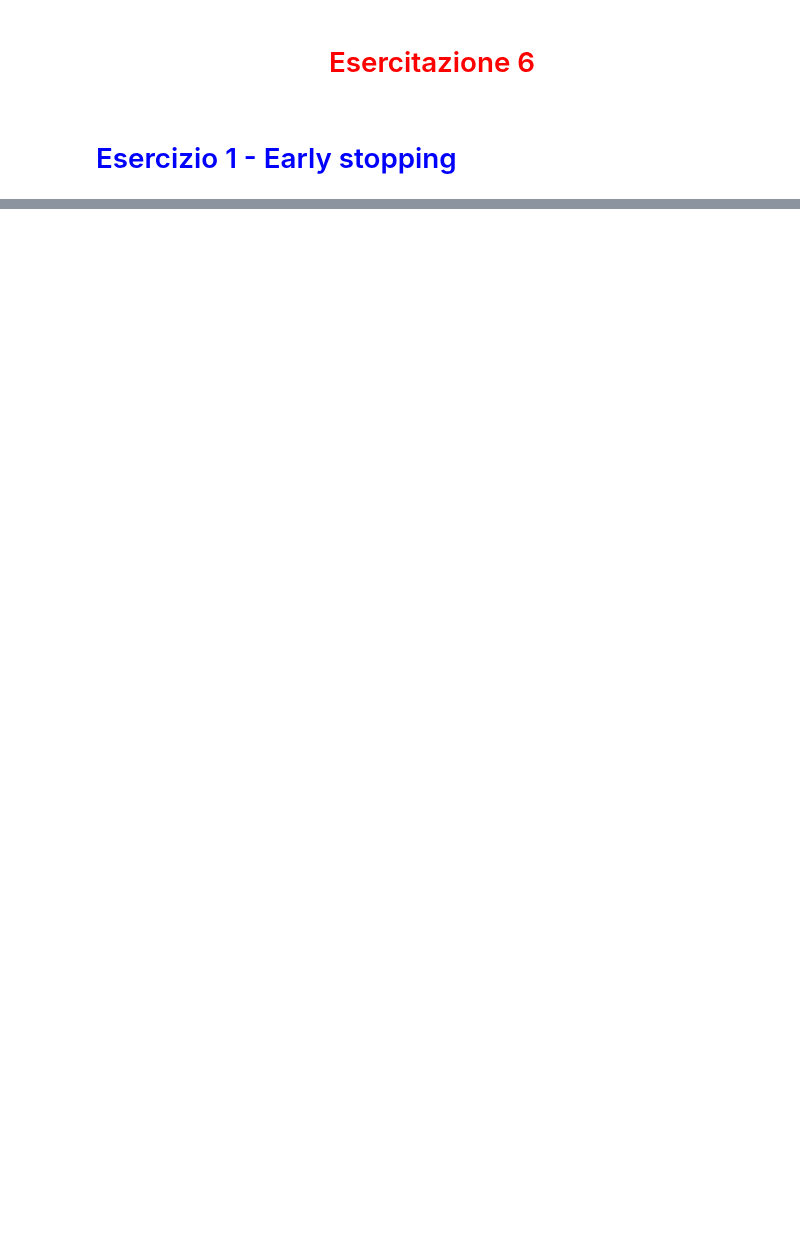
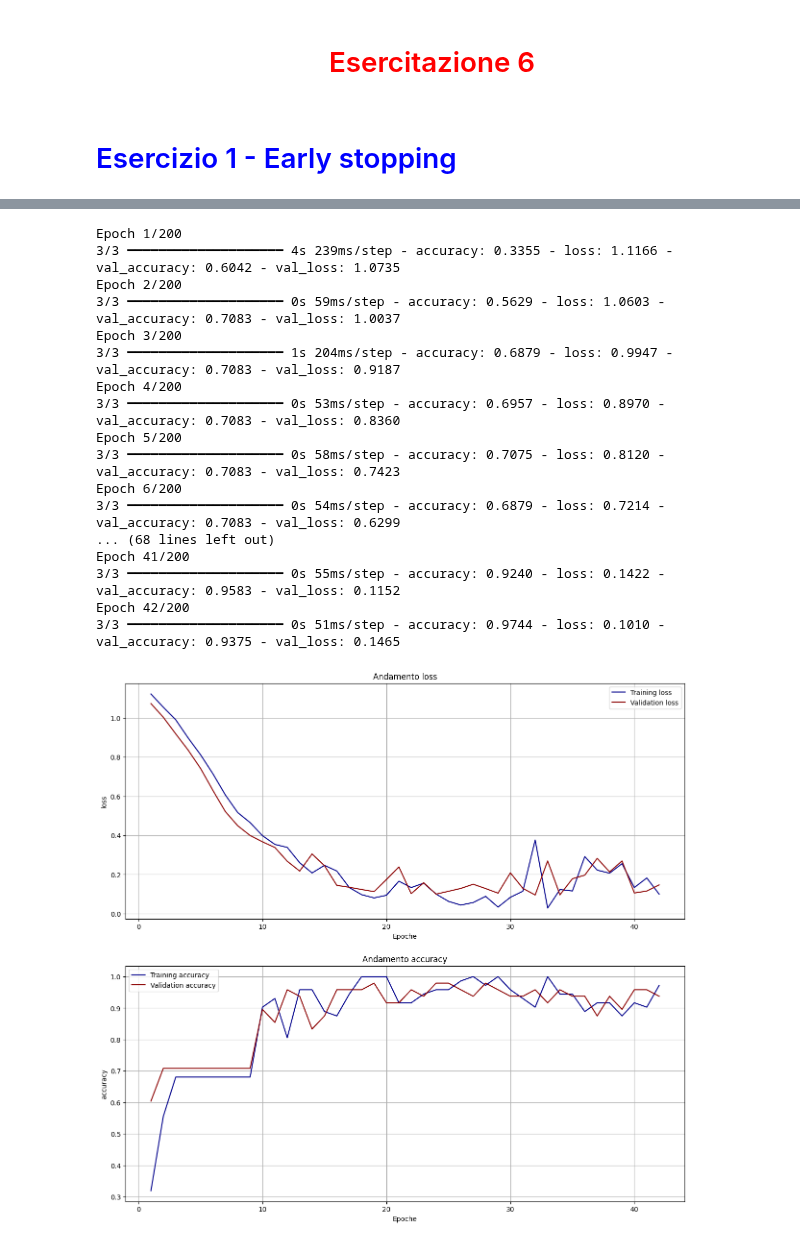
Before and after one commit to Negrini085/DeepLearning, a Jupyter notebook: Esercitazioni/lab_06.ipynb, the cells around one changed output, grey strips where cells are left out. Cells and saved outputs as stored; diff of their text form; code cells hidden in the pictures; blank space fills up the shorter version.

```diff
--- a/Esercitazioni/lab_06.ipynb
+++ b/Esercitazioni/lab_06.ipynb
@@ -196,0 +196,60 @@ Epoch 200/200
+# %%
+# Stampando la loss function al punto precedente risulta evidente come il modello vada
+# in overtraining, dato che la validation loss function aumenta mano a mano che il modello
+# viene allenato (ossia ne peggiorano le capacità predittive). Per evitare un eccessivo
+# adattamento ai dati di triaining del modello, proviamo a riproporre quanto fatto in precedenza,
+# ma tentando di stoppare l'allenamento al punto giusto (early stopping). Per far questo utilizziamo
+# la callback EarlyStopping di Keras, che interrompe il traning quando la performance sul dataset di
+# validazione smette di funzionare.
+
+def plotTrInfo(hist):
+    # Funzione per graficare l'evoluzione di loss ed accuracy in fase di allenamento
+    fig, ax = plt.subplots(2, 1, figsize=(15,14))
+
+    dim = len(hist.history['loss'])
+    lab = ['loss', 'accuracy']
+
+    for i, l in enumerate(lab):
+        ax[i].plot(np.linspace(1, dim, dim), hist.history[l], color = 'darkblue', label = "Training " + l)
+        ax[i].plot(np.linspace(1, dim, dim), hist.history['val_'+l], color = 'darkred', label = "Validation " + l)
+        ax[i].set_title("Andamento " + l)
+        ax[i].set_xlabel("Epoche")
+        ax[i].set_ylabel(l)
+
+        ax[i].legend(loc="best")
+        ax[i].grid(True)
+    plt.show()
+
+mod2 = buildMod()
+mod2.compile(optimizer='adam', loss='categorical_crossentropy', metrics=['accuracy'])
+
+# Ulitizzo il callback EarlyStoppig per arrestare l'allenamento del modello nel momento in cui la
+# performance della rete non continua a migliorare sul dataset di validazione. In particolare sono
+# stati esplicitati due aspetti, ossia:
+#       1 --> la metrica da monitorare, in questo caso la loss-function sul dataset di validazione
+#       2 --> 'patience', ossia il numero di cicli d'allenamento che sono ammissibili senza alcun miglioramento
+#              modello stesso
+early_stop = EarlyStopping(monitor='val_loss', patience=10)
+hist2 = mod2.fit(trIn, trOut, epochs=200, validation_split=0.4, callbacks=[early_stop], batch_size=32)
+
+# Stampo a video quanto ottenuto
+plotTrInfo(hist2)
+# %% [output]
+Epoch 1/200
+3/3 ━━━━━━━━━━━━━━━━━━━━ 4s 239ms/step - accuracy: 0.3355 - loss: 1.1166 - val_accuracy: 0.6042 - val_loss: 1.0735
+Epoch 2/200
+3/3 ━━━━━━━━━━━━━━━━━━━━ 0s 59ms/step - accuracy: 0.5629 - loss: 1.0603 - val_accuracy: 0.7083 - val_loss: 1.0037
+Epoch 3/200
+3/3 ━━━━━━━━━━━━━━━━━━━━ 1s 204ms/step - accuracy: 0.6879 - loss: 0.9947 - val_accuracy: 0.7083 - val_loss: 0.9187
+Epoch 4/200
+3/3 ━━━━━━━━━━━━━━━━━━━━ 0s 53ms/step - accuracy: 0.6957 - loss: 0.8970 - val_accuracy: 0.7083 - val_loss: 0.8360
+Epoch 5/200
+3/3 ━━━━━━━━━━━━━━━━━━━━ 0s 58ms/step - accuracy: 0.7075 - loss: 0.8120 - val_accuracy: 0.7083 - val_loss: 0.7423
+Epoch 6/200
+3/3 ━━━━━━━━━━━━━━━━━━━━ 0s 54ms/step - accuracy: 0.6879 - loss: 0.7214 - val_accuracy: 0.7083 - val_loss: 0.6299
+... (68 lines left out)
+Epoch 41/200
+3/3 ━━━━━━━━━━━━━━━━━━━━ 0s 55ms/step - accuracy: 0.9240 - loss: 0.1422 - val_accuracy: 0.9583 - val_loss: 0.1152
+Epoch 42/200
+3/3 ━━━━━━━━━━━━━━━━━━━━ 0s 51ms/step - accuracy: 0.9744 - loss: 0.1010 - val_accuracy: 0.9375 - val_loss: 0.1465
+[figure, added]
```
Also changed, not shown: parts of 3 cells of this notebook.
